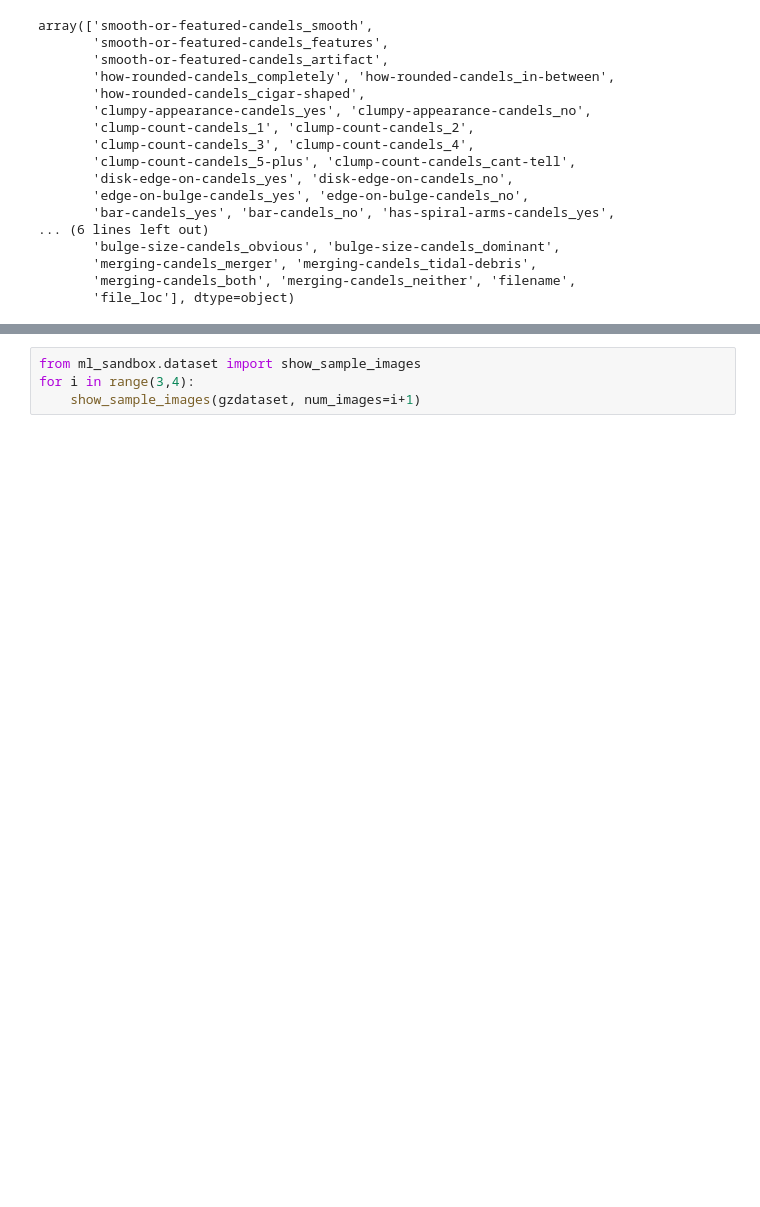
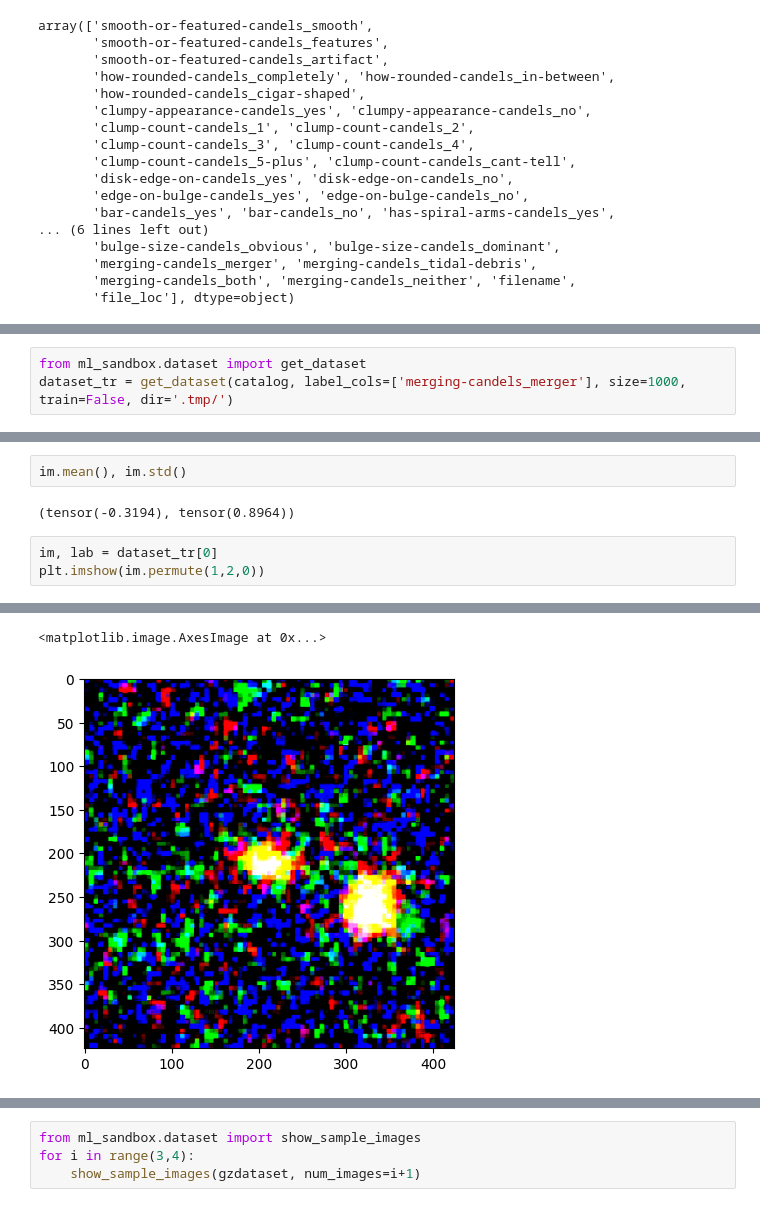
Before and after one commit to sjmckay/ml-sandbox, a Jupyter notebook: sandbox.ipynb, the cells around one changed output, grey strips where cells are left out. Cells and saved outputs as stored; diff of their text form; blank space fills up the shorter version.

```diff
--- a/sandbox.ipynb
+++ b/sandbox.ipynb
@@ -44,2 +52,5 @@ gzdataset = GalaxyDataset(
     target_transform=lambda x: torch.tensor(x, dtype=torch.float32),
     )
+# %%
+from ml_sandbox.dataset import get_dataset
+dataset_tr = get_dataset(catalog, label_cols=['merging-candels_merger'], size=1000, train=False, dir='.tmp/')
@@ -45,0 +77,8 @@ gzdataset = GalaxyDataset(
+# %%
+im.mean(), im.std()
+# %% [output]
+(tensor(-0.3194), tensor(0.8964))
+# %%
+im, lab = dataset_tr[0]
+plt.imshow(im.permute(1,2,0))
+# %% [output]
@@ -46 +86,3 @@ gzdataset = GalaxyDataset(
+<matplotlib.image.AxesImage at 0x...>
+[figure, added]
 # %%
```
Also changed, not shown: parts of 7 cells of this notebook, 1 other file.
